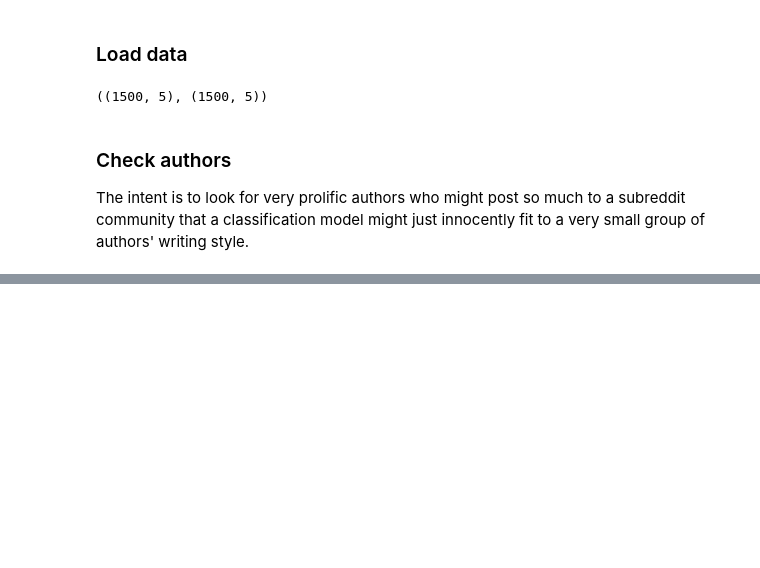
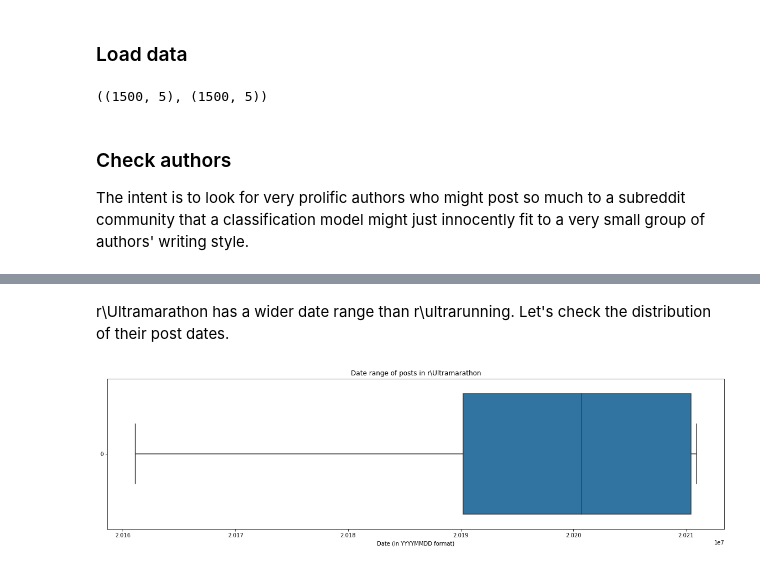
Before and after one commit to ngwtl/DSI-SG-24-projects, a Jupyter notebook: project_3/code/ethan-project-3-code.ipynb, the cells around one changed output, grey strips where cells are left out. Saved outputs shown, nothing was run; the diff lists cells and outputs as text; code cells hidden in the pictures; blank space fills up the shorter version.

```diff
--- a/project_3/code/ethan-project-3-code.ipynb
+++ b/project_3/code/ethan-project-3-code.ipynb
@@ -276,5 +258,5 @@ It looks like 'AutoModerator' is a bot that automatically generates posts to kee
 # %%
-# Drop AutoModerator
-df1 = df1[df1['author'] != "AutoModerator"]
-df2 = df2[df2['author'] != "AutoModerator"]
+# # Drop AutoModerator
+# df1 = df1[df1['author'] != "AutoModerator"]
+# df2 = df2[df2['author'] != "AutoModerator"]
 # %%
@@ -283,0 +281,15 @@ df1[df1['author'] == "AutoModerator"]
+# %% [markdown]
+r\Ultramarathon has a wider date range than r\ultrarunning. Let's check the distribution of their post dates.
+# %%
+# Convert UTC time to yyyymmdd format, and plot date range
+plt.figure(figsize = (20,5))
+
+ax = sns.boxplot(
+    data= [int(datetime.utcfromtimestamp(x).strftime("%Y%m%d")) for x in df1.created_utc],
+    orient = "h",
+)
+
+ax.set_title(f"Date range of posts in r\\{subreddit1}")
+ax.set_xlabel("Date (in YYYYMMDD format)");
+# %% [output]
+[figure, added]
```
Also changed, not shown: parts of 136 cells of this notebook, 2 other files.
